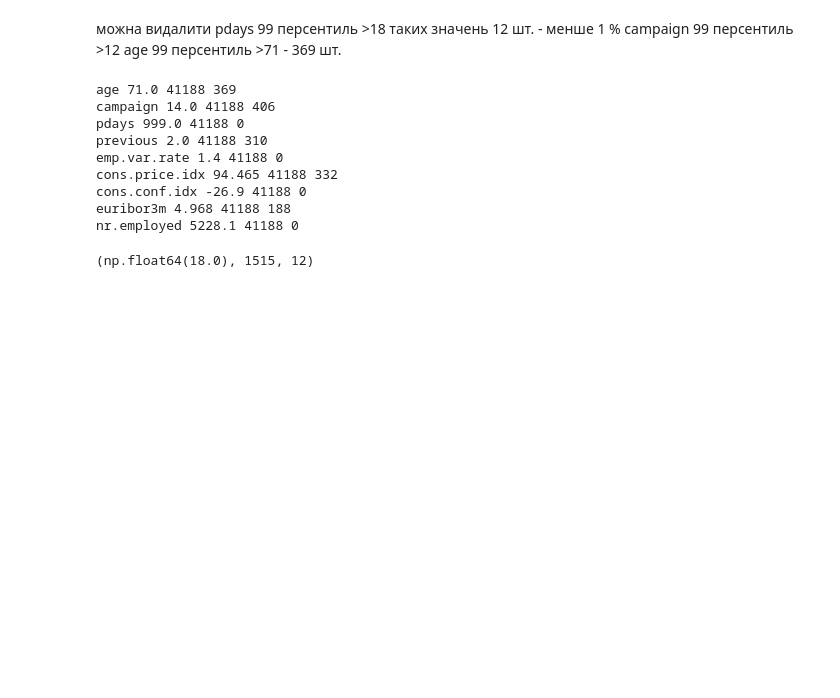
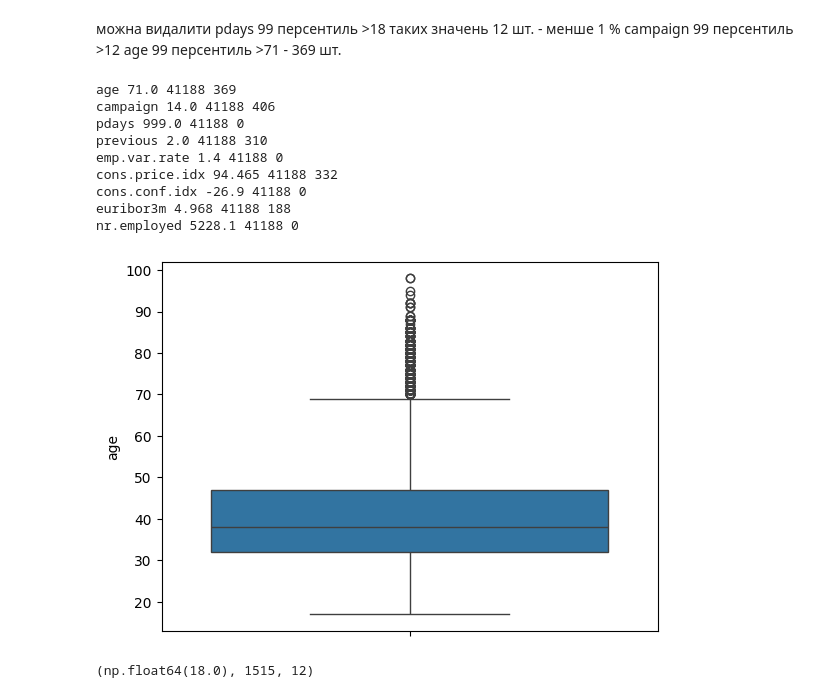
Before and after one commit to Daria-Lytvynenko/ML_course, a Jupyter notebook: Mid_term_Project.ipynb, the cells around one changed output. Drawn from its saved outputs; the diff is of its cells as text; code cells hidden in the pictures; blank space fills up the shorter version.

```diff
--- a/Mid_term_Project.ipynb
+++ b/Mid_term_Project.ipynb
@@ -333,6 +315,10 @@ cons.price.idx 94.465 41188 332
 cons.conf.idx -26.9 41188 0
 euribor3m 4.968 41188 188
 nr.employed 5228.1 41188 0
+# %%
+sns.boxplot(train['age']);
+# %% [output]
+[figure, added]
 # %%
 pdays=X[X['pdays']<999]['pdays']
 # %%
```
Also changed, not shown: parts of 3 cells of this notebook.
